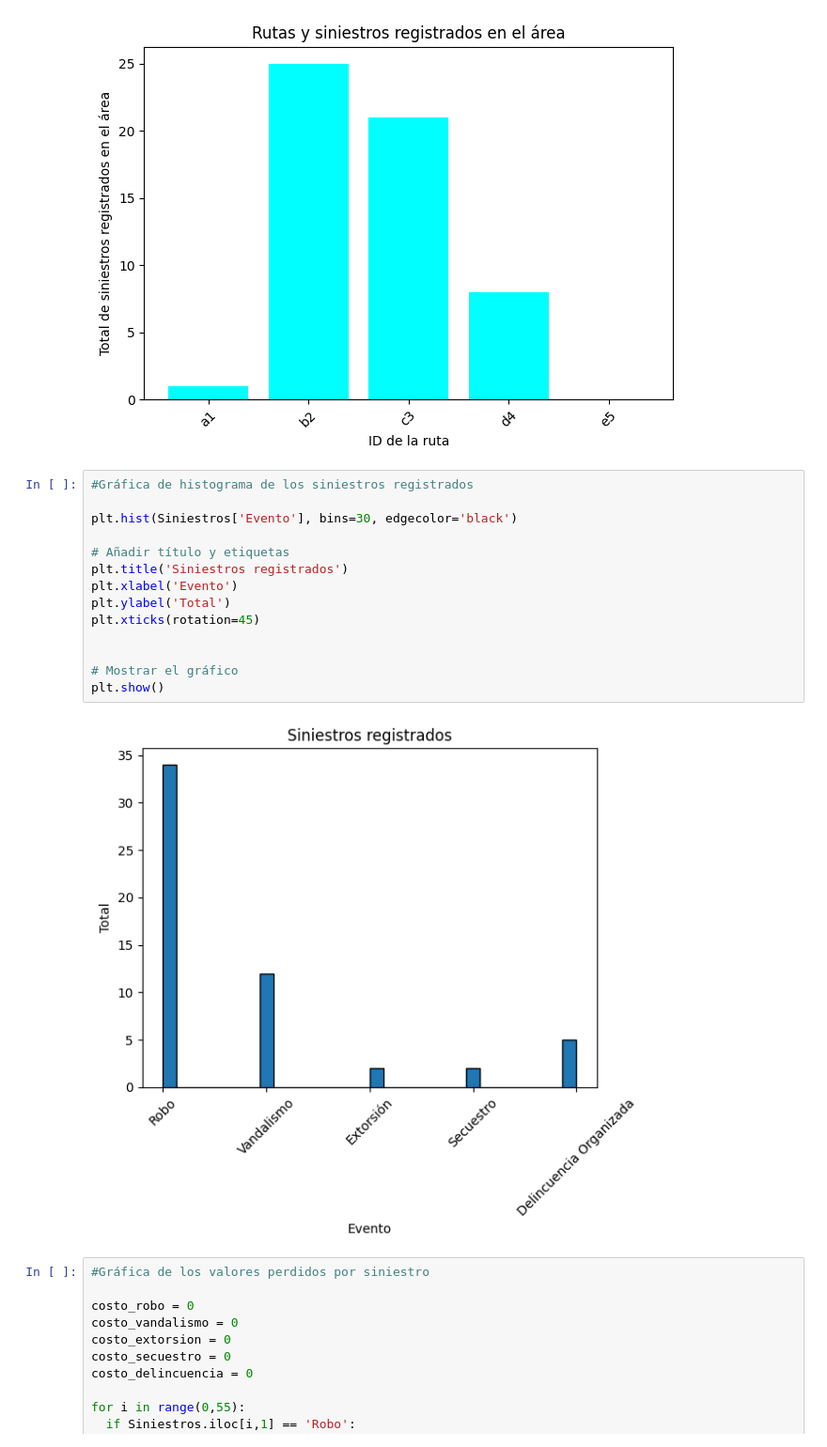
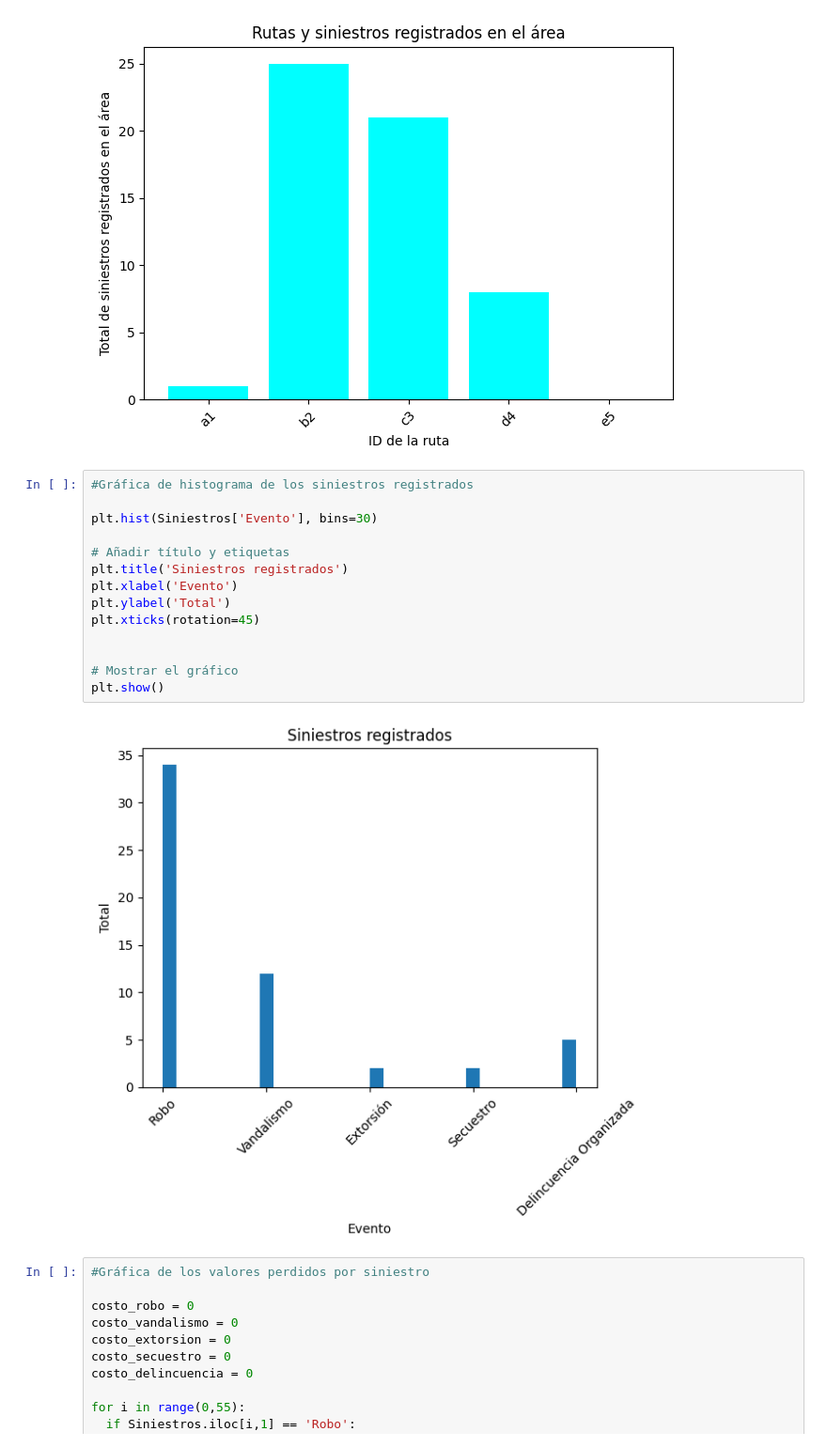
Before and after one commit to JavKolmogorov/Prueba, a Jupyter notebook: Parte_1.ipynb, the cells around one changed output. Shown at 94% size. Drawn from its saved outputs; the diff is of its cells as text.

```diff
--- a/Parte_1.ipynb
+++ b/Parte_1.ipynb
@@ -128,19 +128,19 @@ plt.show()
 # %%
 #Gráfica de histograma de los siniestros registrados
 
-plt.hist(Siniestros['Evento'], bins=30, edgecolor='black')
+plt.hist(Siniestros['Evento'], bins=30)
 
 # Añadir título y etiquetas
 plt.title('Siniestros registrados')
 plt.xlabel('Evento')
 plt.ylabel('Total')
 plt.xticks(rotation=45)
 
 
 # Mostrar el gráfico
 plt.show()
 # %% [output]
-[figure, old version]
+[figure, new version]
 # %%
 #Gráfica de los valores perdidos por siniestro
 
```
